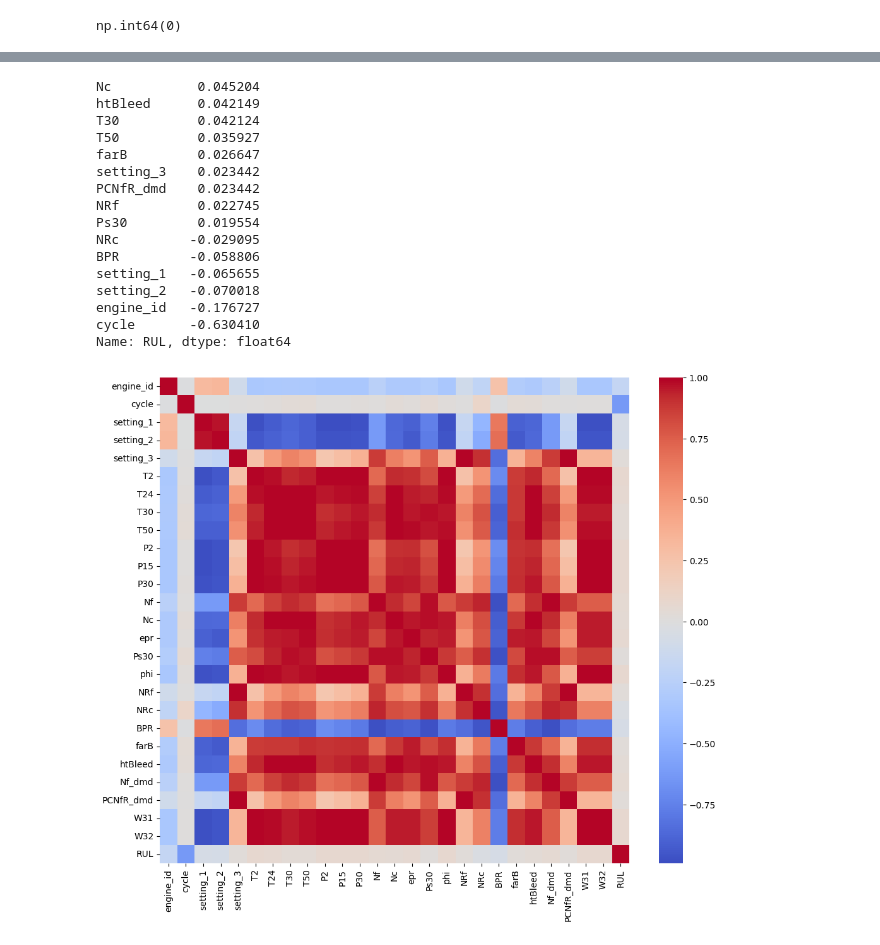
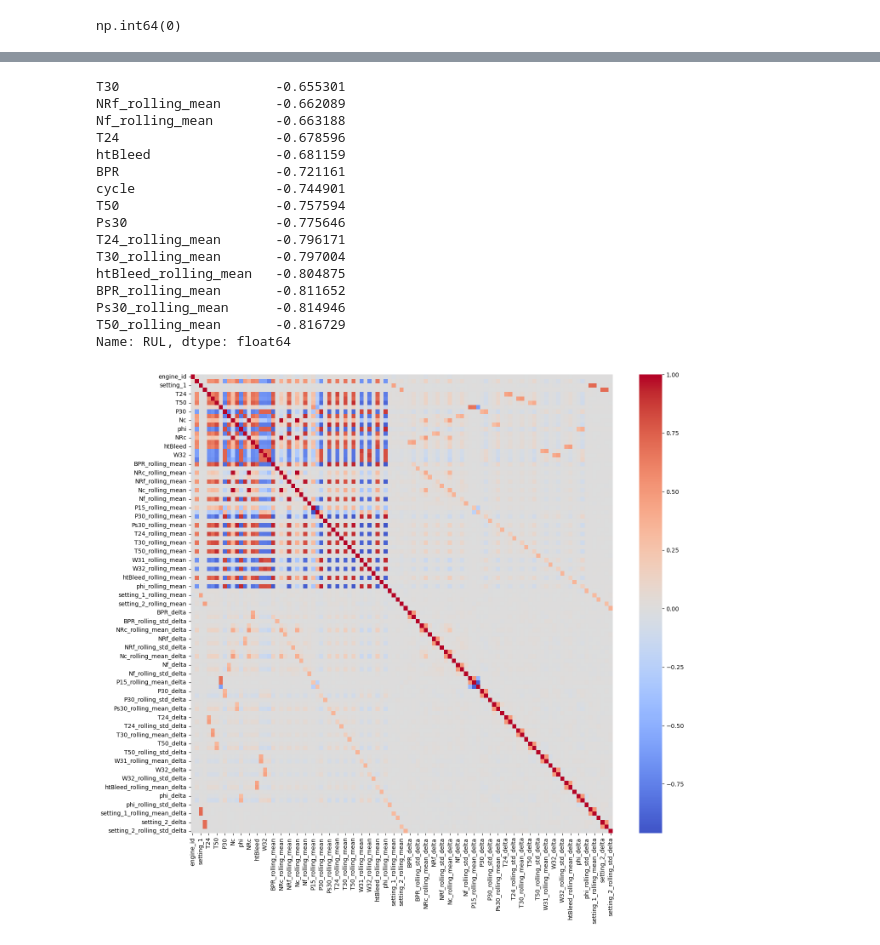
Before and after one commit to Adhithya-Raviprakash/Auto-Pulse, a Jupyter notebook: notebook/eda_processed.ipynb, the cells around one changed output, grey strips where cells are left out. Cells and saved outputs as stored; diff of their text form; code cells hidden in the pictures.

Commit message:
Feature Engineering Fixed and Completed
Good Job All around

```diff
--- a/notebook/eda_processed.ipynb
+++ b/notebook/eda_processed.ipynb
@@ -3,7 +3,7 @@ import numpy as np
 import pandas as pd
 # %%
 #data load
-df = pd.read_csv(r"C:\Users\Adhithya Raviprakash\OneDrive\Documents\GitHub\Auto-Pulse\data\processed\train_processed.csv")
+df = pd.read_csv(r"C:\Users\Adhithya Raviprakash\OneDrive\Documents\GitHub\Auto-Pulse\data\processed\fd001_train_processed.csv")
 df.shape
 df.head()
 # %% [output]
@@ -40,32 +40,32 @@ corr = df.corr(numeric_only=True)["RUL"].sort_values(ascending=False)
 corr.head(15)
 corr.tail(15)
 # %% [output]
-Nc           0.045204
-htBleed      0.042149
-T30          0.042124
-T50          0.035927
-farB         0.026647
-setting_3    0.023442
-PCNfR_dmd    0.023442
-NRf          0.022745
-Ps30         0.019554
-NRc         -0.029095
-BPR         -0.058806
-setting_1   -0.065655
-setting_2   -0.070018
-engine_id   -0.176727
-cycle       -0.630410
+T30                    -0.655301
+NRf_rolling_mean       -0.662089
+Nf_rolling_mean        -0.663188
+T24                    -0.678596
+htBleed                -0.681159
+BPR                    -0.721161
+cycle                  -0.744901
+T50                    -0.757594
+Ps30                   -0.775646
+T24_rolling_mean       -0.796171
+T30_rolling_mean       -0.797004
+htBleed_rolling_mean   -0.804875
+BPR_rolling_mean       -0.811652
+Ps30_rolling_mean      -0.814946
+T50_rolling_mean       -0.816729
 Name: RUL, dtype: float64
 # %%
 #MultiColinearity
 import seaborn as sns
 import matplotlib.pyplot as plt
 
-plt.figure(figsize=(12,10))
+plt.figure(figsize=(16,14))
 sns.heatmap(df.corr(), cmap="coolwarm", center=0)
 plt.show()
 # %% [output]
-[figure, old version]
+[figure, new version]
 # %%
 #RUL Distribution
 df["RUL"].hist(bins=50)
```
Also changed, not shown: parts of 3 cells of this notebook, 10 other files.
